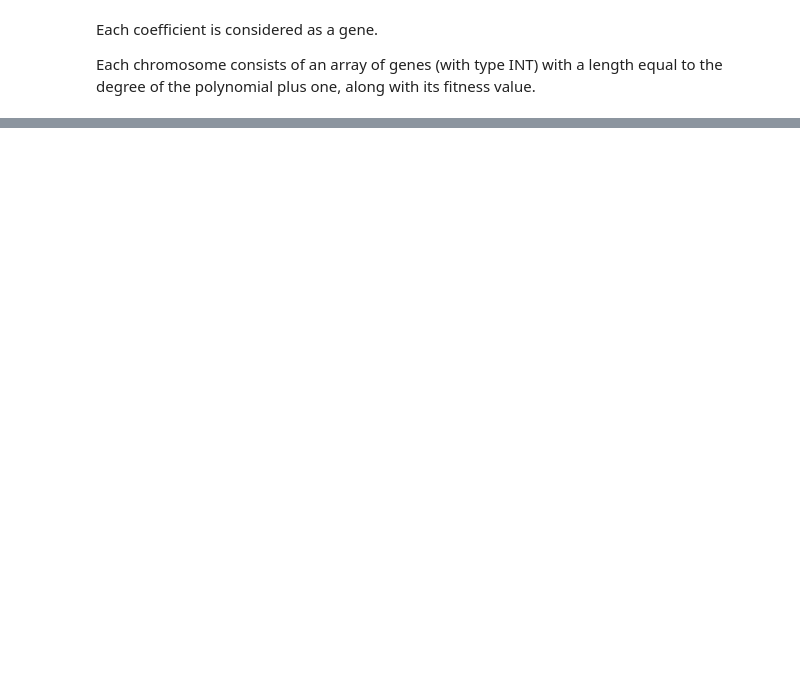
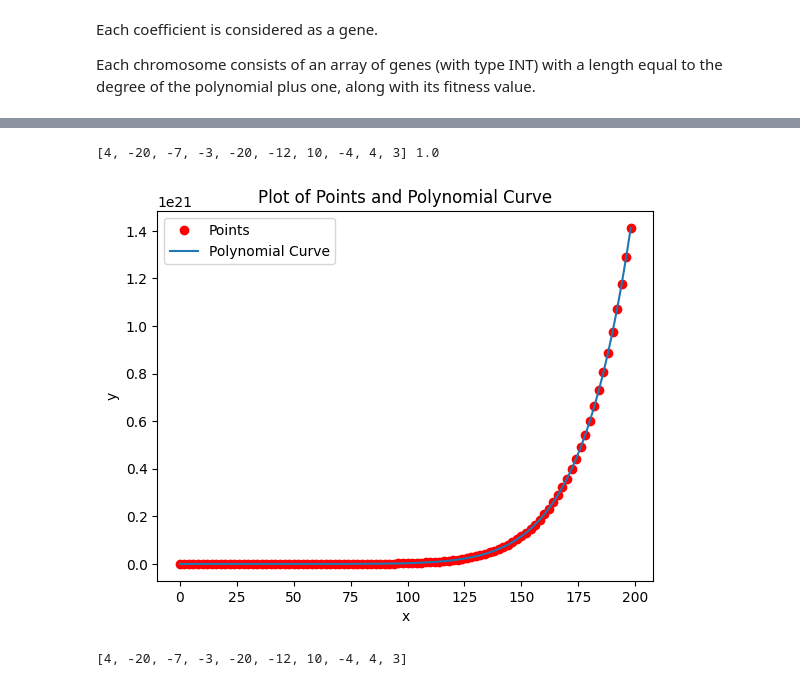
Before and after one commit to elahekhodaverdi/Artificial-Intelligence-Course-Projects, a Jupyter notebook: CA1 - Genetic Algorithm/report.ipynb, the cells around one changed output, grey strips where cells are left out. Cells and saved outputs as stored; diff of their text form; code cells hidden in the pictures; blank space fills up the shorter version.

```diff
--- a/CA1 - Genetic Algorithm/report.ipynb
+++ b/CA1 - Genetic Algorithm/report.ipynb
@@ -221,0 +265,35 @@ plt.show()
+# %%
+
+input_data3 = Input(
+    ex_len= 10,
+    coefficients = [x for x in range(-20,20)],
+    points={}
+)
+ex_chromosome = Chromosome.gen_random(input_data3)
+for  i in range(0,200,2):
+    input_data3.points[i] = ex_chromosome.eval_exp(i)
+
+
+curve_fitting = GeneticَAlgorithm(
+    input=input_data3,
+    prob_xover=0.55,
+    prob_mut_chromosome=0.45,
+    prob_mut_gene=0.55,
+    prob_carry=0.1,
+    population_size=100,
+    max_generation=2000
+)
+
+last_generation = curve_fitting.find_ex()
+
+best = sorted(last_generation, key=lambda x: -x.fitness)[0]
+coefficients = best.genes
+print(coefficients, best.fitness)
+plotting(curve_fitting, coefficients)
+# %% [output]
+[4, -20, -7, -3, -20, -12, 10, -4, 4, 3] 1.0
+[figure, added]
+# %%
+print(ex_chromosome.genes)
+# %% [output]
+[4, -20, -7, -3, -20, -12, 10, -4, 4, 3]
```
Also changed, not shown: parts of 12 cells of this notebook, 1 other file.
